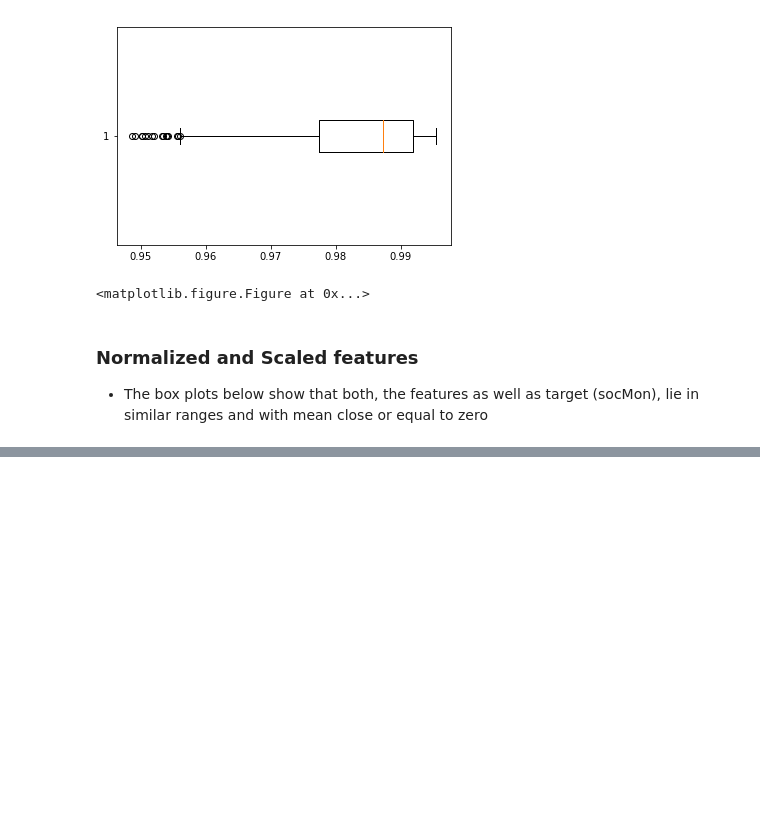
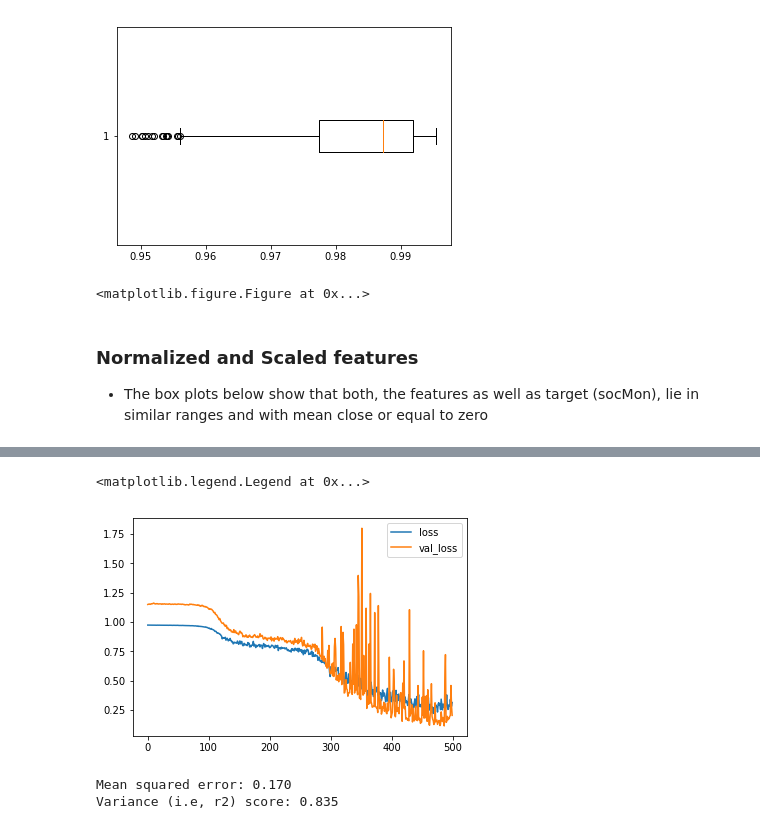
Before and after one commit to vharavu/mlnd-capstone, a Jupyter notebook: battSoC.ipynb, the cells around one changed output, grey strips where cells are left out. Drawn from its saved outputs; the diff is of its cells as text; code cells hidden in the pictures; blank space fills up the shorter version.

```diff
--- a/battSoC.ipynb
+++ b/battSoC.ipynb
@@ -209,0 +312,27 @@ btSoc = normAndScaled_data[:,4]
+# %%
+from keras.models import Sequential
+from keras.layers import Dense, Activation, Dropout
+from keras.callbacks import EarlyStopping
+
+model = Sequential()
+model.add(Dense(64, input_dim=3, kernel_initializer='normal', activation='relu'))
+model.add(Dropout(0.20))
+
+model.add(Dense(128, kernel_initializer='normal', activation='relu'))
+model.add(Dropout(0.30))
+
+model.add(Dense(64, kernel_initializer='normal', activation='relu'))
+model.add(Dropout(0.40))
+
+model.add(Dense(32, kernel_initializer='normal', activation='relu'))
+model.add(Dropout(0.20))
+
+model.add(Dense(1, kernel_initializer='normal'))
+model.summary()
+
+# Compile model
+model.compile(loss='mean_squared_error', optimizer='sgd')
+
+early_stopping = EarlyStopping(monitor='val_loss', patience=90)
+train_log = model.fit(X_train, y_train, batch_size=32,
+                      epochs=500, validation_split=0.1, verbose=2, callbacks=[early_stopping])
@@ -209,0 +357,15 @@ btSoc = normAndScaled_data[:,4]
+# %%
+plt.plot(train_log.history["loss"], label="loss")
+plt.plot(train_log.history["val_loss"], label="val_loss")
+plt.legend()
+# %% [output]
+<matplotlib.legend.Legend at 0x...>
+[figure, added]
+# %%
+y_pred = model.predict(X_test)
+print("Mean squared error: %.3f" % mean_squared_error(y_test, y_pred))
+# Explained variance score: 1 is perfect prediction
+print('Variance (i.e, r2) score: %.3f' % r2_score(y_test, y_pred))
+# %% [output]
+Mean squared error: 0.170
+Variance (i.e, r2) score: 0.835
```
Also changed, not shown: parts of 14 cells of this notebook.
